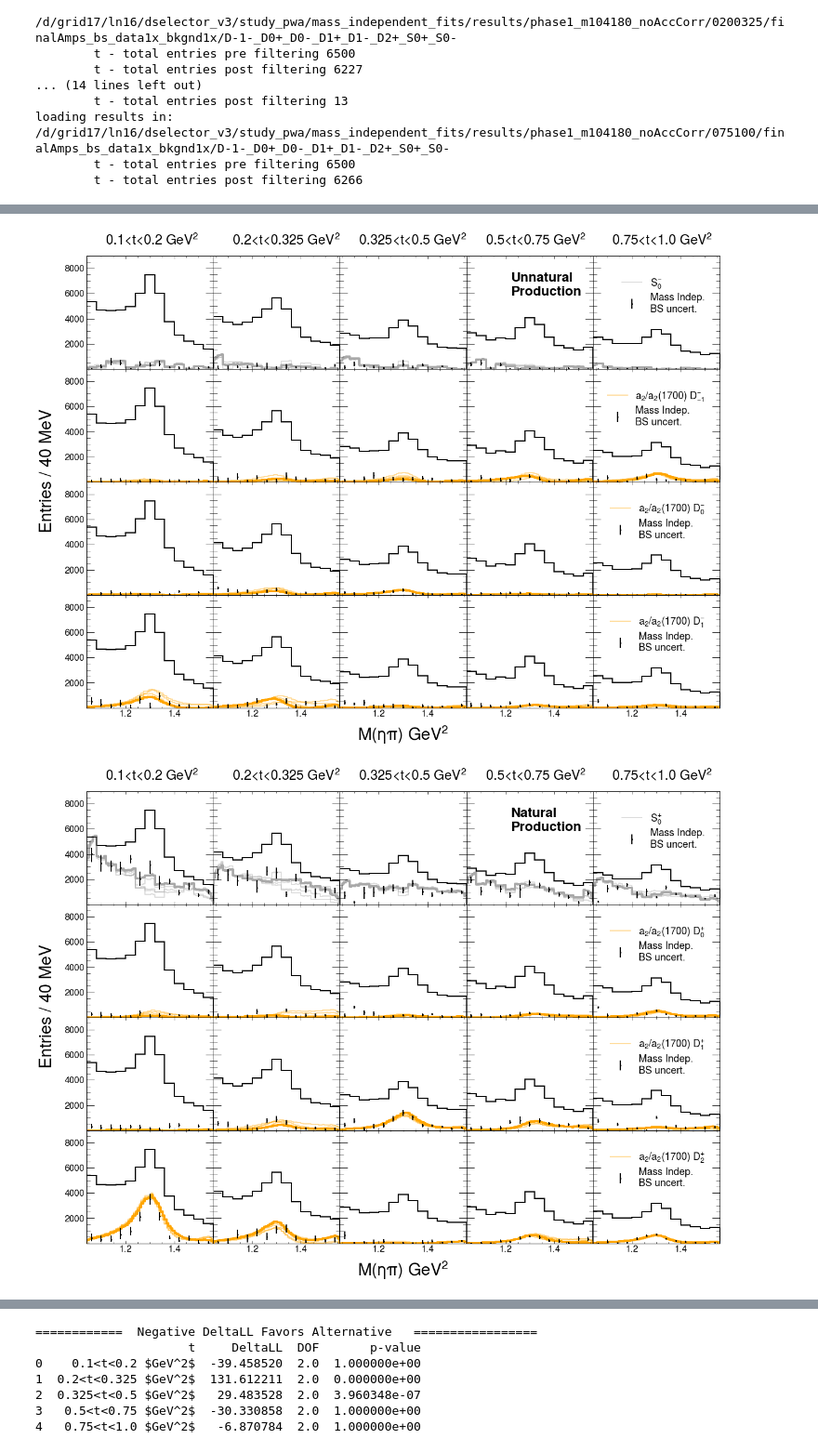
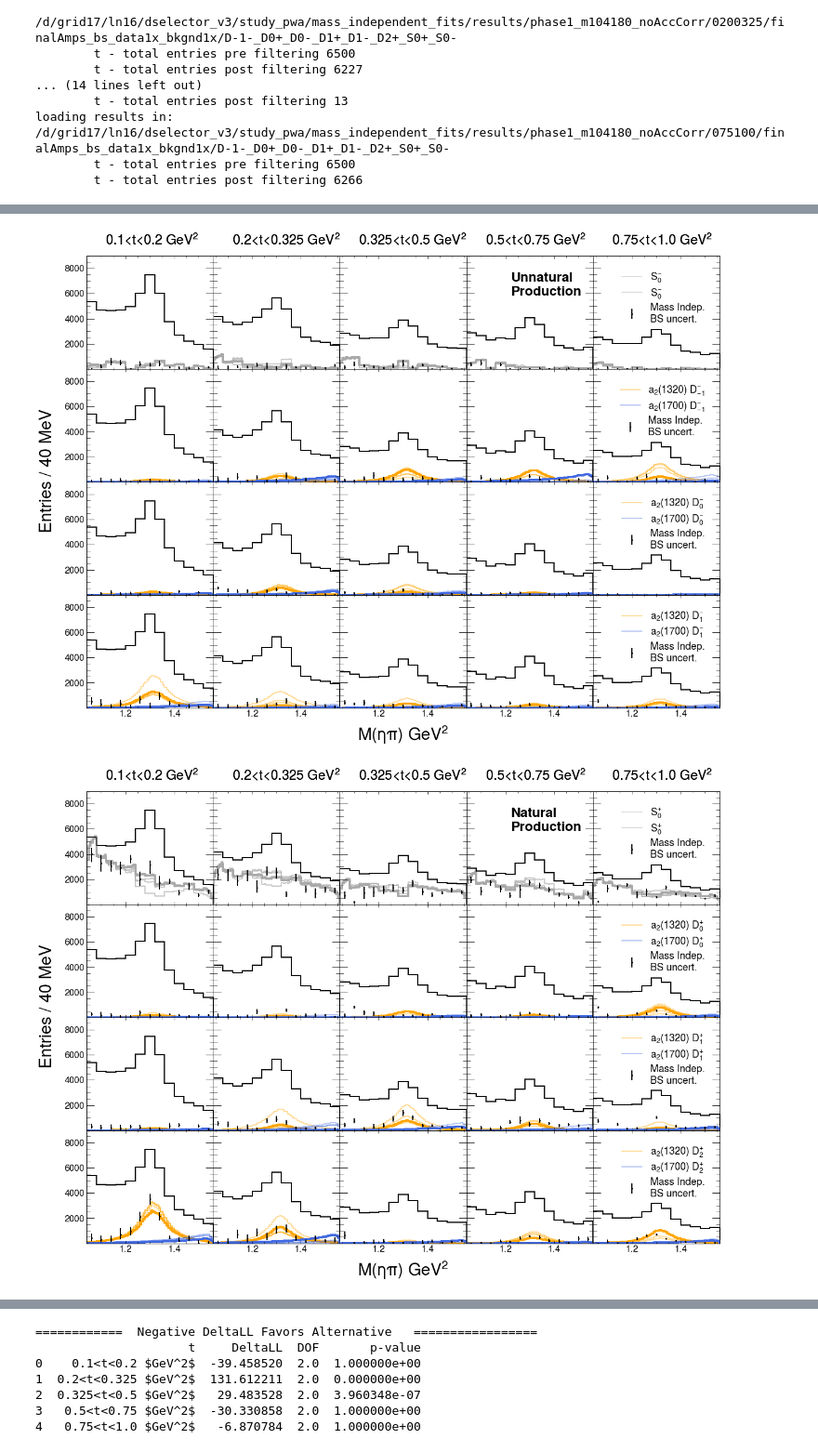
Before and after one commit to lan13005/EtaPi-Analysis, a Jupyter notebook: study_pwa/jupyter_plotting/plotter.ipynb, the cells around one changed output, grey strips where cells are left out. Shown at 93% size. Saved outputs shown, nothing was run; the diff lists cells and outputs as text; code cells hidden in the pictures.

```diff
--- a/study_pwa/jupyter_plotting/plotter.ipynb
+++ b/study_pwa/jupyter_plotting/plotter.ipynb
@@ -313,7 +314,7 @@ def plotSpecificAmps(inputDF,df,lms,outFile,useBSerrs=True,axes=None,**kwargs):
             if useBSerrs:
                 axes[i].errorbar(mi_df.mass+0.0075,mi_df[wave],yerr=[lstds[wave+"_err"],ustds[wave+"_err"]],c=colors[iref],label=label,**kwargs)
             else:
-                axes[i].errorbar(mi_df.mass-0.0075,mi_df[wave],yerr=mi_df[wave+"_err"],c=colors[iref],label=label,**kwargs)
+                axes[i].errorbar(mi_df.mass+0.0075,mi_df[wave],yerr=mi_df[wave+"_err"],c=colors[iref],label=label,**kwargs)
             axes[i].set_ylim(0)
             axes[i].set_xlim(inputDF[varX].min()*0.95,inputDF[varX].max()*1.05)
             axes[i].legend()
@@ -348,19 +349,25 @@ def loadPlotterLog(base):
                 fractions[key]=float(val)*entries
     return fractions
 
-def load_kmatrix(base,wave,yieldMap,binNorm):
+def load_kmatrix(base,wave,yieldMap,binwidth):
     '''
     Load the Kmatrix mass dependent fit results (used for getting the generated curves)
     '''
     fileLoc=base+"etapi_plot_S0+-_S0++_D0+-_D0++_D2+-_D2++.root"
-    extraYieldNorm=loadMergedPols(fileLoc,"Metapidat",["000"])[0]/loadMergedPols(fileLoc,"Metapiacc",["000"])[0]
+    extraYieldNorm=(loadMergedPols(fileLoc,"Metapidat",["000"])[0]-loadMergedPols(fileLoc,"Metapibkg",["000"])[0])/loadMergedPols(fileLoc,"Metapiacc",["000"])[0]
+
+    ### etapi_plotter acceptance corrects the yields in the output file. The histograms in the root files does not correct for acceptance
+    ####  but includes acceptance in the fit. We can temporarily scale these histograms by the corrected yields which is NOT the same
+    ####  as acceptance correction I think!
+    scaleToYields=yieldMap['entries']/loadMergedPols(fileLoc,"Metapiacc",["000"])[0].sum()
 
     fileLoc=base+"etapi_plot_"+wave+".root"
     print(f"loading: {fileLoc}")
     assert(os.path.exists(fileLoc))
     histacc,edgesacc,_=loadMergedPols(fileLoc,"Metapiacc",["000"])
     histacc*=binwidth/(edgesacc[1]-edgesacc[0])
-    histacc*=extraYieldNorm
+    histacc[~np.isfinite(histacc)]=0
+    histacc*=scaleToYields
 
     return histacc, edgesacc
 
@@ -381,14 +388,14 @@ def getMatchingValues(array1,array2,array3):
 #################
 # Basic Setup
 #################
-mi_lowMass=0.8
-mi_upMass=1.8
-mi_nbins=25
+mi_lowMass=1.04
+mi_upMass=1.56
+mi_nbins=13
 mi_waveset="D0+_D0-_D2+_D2-_S0+_S0-"
 mi_waveset_vec=mi_waveset.split("_")
 mi_waveset_vec=[rearrangeWaveNotation[ele] for ele in mi_waveset_vec]
 
-mi_baseFolder="/d/grid17/ln16/dselector_v3/study_pwa/mass_independent_fits/results/kmatrix_accCorr/"
+mi_baseFolder="/d/grid17/ln16/dselector_v3/study_pwa/mass_independent_fits/results/kmatrix_accCorr_v1/"
 # %%
 #################
 # Load input histograms
@@ -404,7 +411,7 @@ mi_df=loadMassIndependentData(mi_baseFolder,mi_waveset,
                               np.linspace(mi_lowMass,mi_upMass,mi_nbins+1),keep=[True,False,False])
 bestLikelihoods=mi_df.groupby("binNum").likelihood.min()
 ## THERE IS SOMETHING WONKY GOING ON WITH BIN 12, LETS JUST MANUALLY SELECT A SLIGHTLY WORSE SOLUTION
-bestLikelihoods[12]=mi_df[mi_df.binNum==12].likelihood.unique()[0]
+bestLikelihoods[6]=mi_df[mi_df.binNum==6].likelihood.unique()[0]
 dfs=[]
 for binNum in range(mi_nbins):
     df=mi_df[mi_df.binNum==binNum]
@@ -1197,17 +1308,21 @@ tLabels=[f"0.1<t<0.2 $GeV^2$", f"0.2<t<0.325 $GeV^2$", f"0.325<t<0.5 $GeV^2$", f
 #######################
 ## V0 - RESULTS SHOWN A LOT OF TIMES NOW
 # md_floc="/d/grid17/ln16/dselector_v3/study_pwa/jupyter_plotting/fitResults/"
+
 ## V1 - 5 converged fits per bin with Gaus constrained a2 and a2prime
-# md_floc="/d/grid17/ln16/dselector_v3/study_pwa/mass_dependent_fits/v1/"
 ## V2 - 5 converged fits per bin with Gaus constrained a2. a2prime fixed to pdg values
-# md_floc="/d/grid17/ln16/dselector_v3/study_pwa/mass_dependent_fits/v2/"
 ## V3 - 5 converged fits per bin with Gaus constrained a2. a2prime fixed to pdg values. Fixed to 1.04 to 1.56 region
-# md_floc="/d/grid17/ln16/dselector_v3/study_pwa/mass_dependent_fits/v3/"
 ## V4 - 5 converged fits per bin with Gaus constrained a2. a2prime fixed to pdg values. Fixed to 1.04 to 1.56 region. a2 BW width = wrong mass resolution 27 MeV
-# md_floc="/d/grid17/ln16/dselector_v3/study_pwa/mass_dependent_fits/v4/"
 ## V5 - 5 converged fits per bin with Gaus constrained a2. a2prime fixed to pdg values. Fixed to 1.04 to 1.56 region. a2 BW width = mass resolution 13 MeV
-md_floc="/d/grid17/ln16/dselector_v3/study_pwa/mass_dependent_fits/v5/"
+## V6 - 5 converged fits per bin with Gaus constrained a2. a2prime fixed to pdg values. Fixed to 1.04 to 1.56 region. a2 BW width = mass resolution 13/2.355 MeV
+## V7 - 15 converged fits with Gaussian constrained a2. a2prime parameters fixed to PDG values. Restrict to 1.04-1.56 region. a2 BW width set to mass resolution 13/2.355 MeV
+##    - AND flat MC does not split among polarizations
+## V8 - 5 converged fits with Gaussian constrained a2. a2prime parameters fixed to PDG values. Restrict to 1.04-1.56 region. a2 BW width set to mass resolution 13/2.355 MeV
+##    - AND flat MC does not split among polarizations
+##    - AND single precsion instead
+## V9 - same as v8 but with data on a ramdisk. This would be test the data I/O when amptools is loading, not the data I/O between GPU and RAM if there is any
 
+md_floc="/d/grid17/ln16/dselector_v3/study_pwa/mass_dependent_fits/v8/"
 
 #######################
 #### MI FITS
@@ -1266,5 +1385,8 @@ loading results in: /d/grid17/ln16/dselector_v3/study_pwa/mass_independent_fits/
 # %%
 compareBWparams(md_floc)
+
 # bestFiles=plotWaves(md_floc,mis,"nominal",resonances=["","p"],plotMI=False,histtype='step')
-bestFiles, md_curves = plotWaves(md_floc,mis,"nominal",resonances=["both"],plotMI=True,plotBest=False,useBSerr_MI=useBSerr_MI,histtype='step')
+# bestFiles=bestFiles[0]
+
+bestFiles, md_curves = plotWaves(md_floc,mis,"nominal",resonances=["","p"],plotMI=True,plotBest=False,useBSerr_MI=useBSerr_MI,histtype='step')
 # %% [output]
@@ -1293,5 +1415,5 @@ WARNING:matplotlib.backends.backend_pdf:'texgyreheros-regular.otf' can not be su
-[figure, old version]
+[figure, new version]
-[figure, old version]
+[figure, new version]
 # %%
 # This is also defined a few cell blocks up
 def extractNParametersV2(f1):
```
Also changed, not shown: parts of 8 cells of this notebook, 6 other files.
